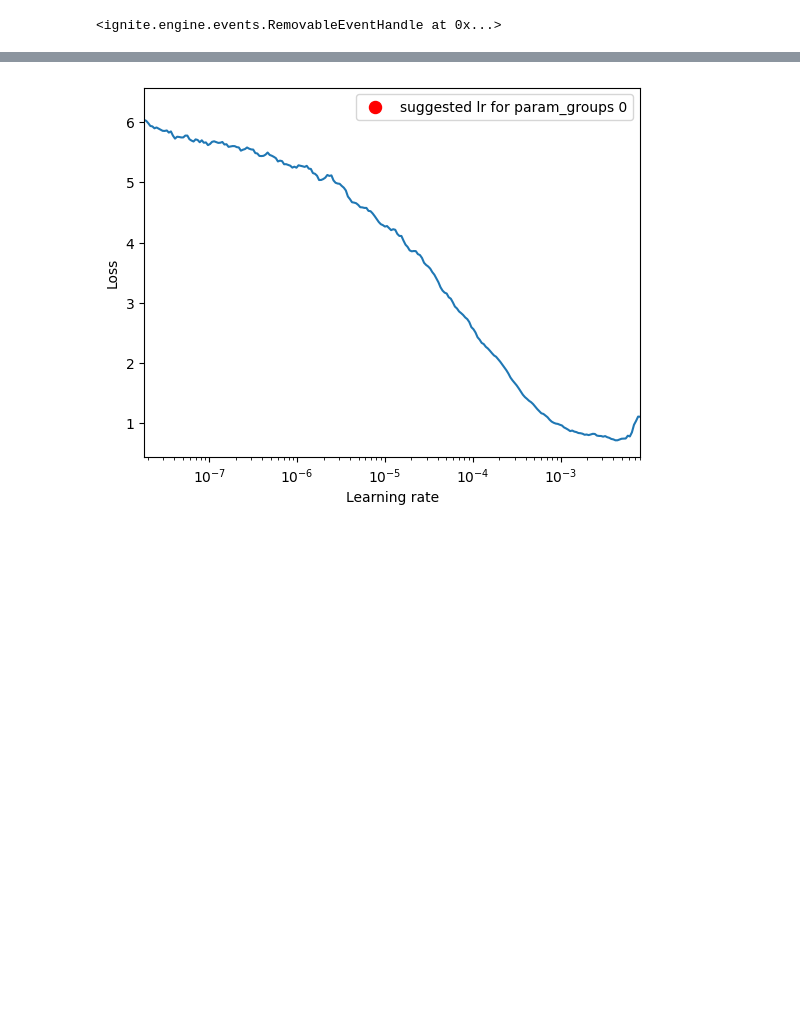
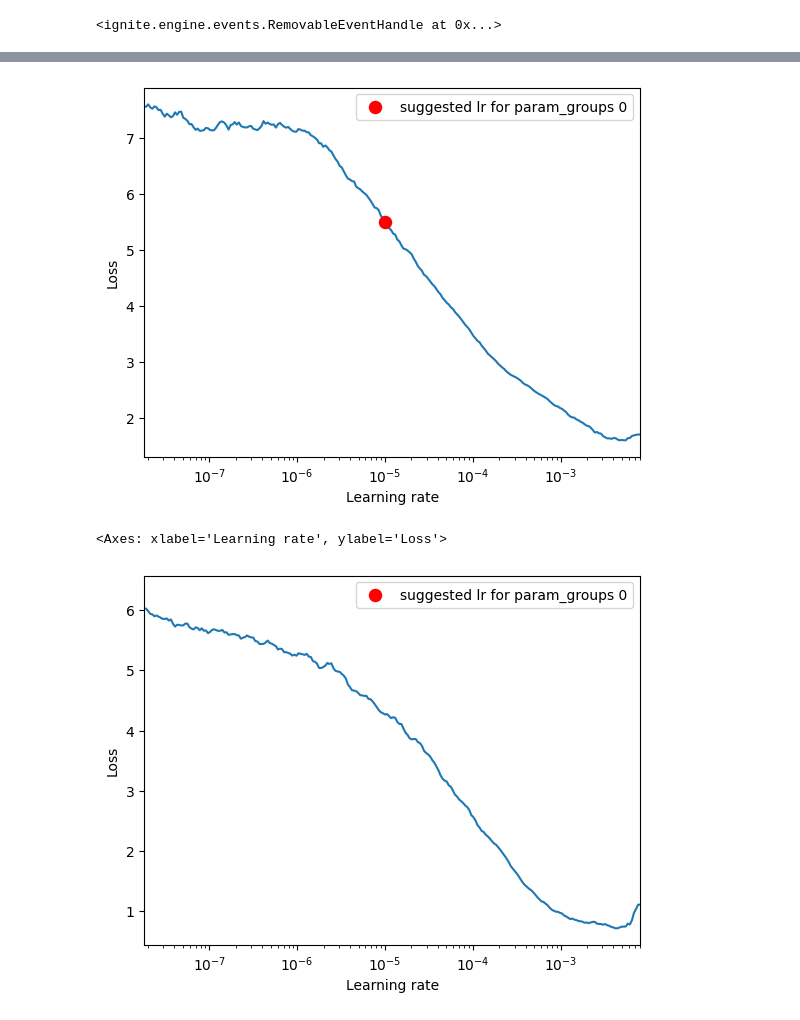
Before and after one commit to danoneata/me-vgs, a Jupyter notebook: find-lr.ipynb, the cells around one changed output, grey strips where cells are left out. Saved outputs shown, nothing was run; the diff lists cells and outputs as text; code cells hidden in the pictures; blank space fills up the shorter version.

```diff
--- a/find-lr.ipynb
+++ b/find-lr.ipynb
@@ -112,3 +111,9 @@ train ·    1 /  257 · loss: 2.198
+# %%
+# config: 26a
+lr_finder.plot()
+# %% [output]
+[figure, added]
+<Axes: xlabel='Learning rate', ylabel='Loss'>
 # %%
 # config: 24
 lr_finder.plot()
```
Also changed, not shown: parts of 4 cells of this notebook, 8 other files.
